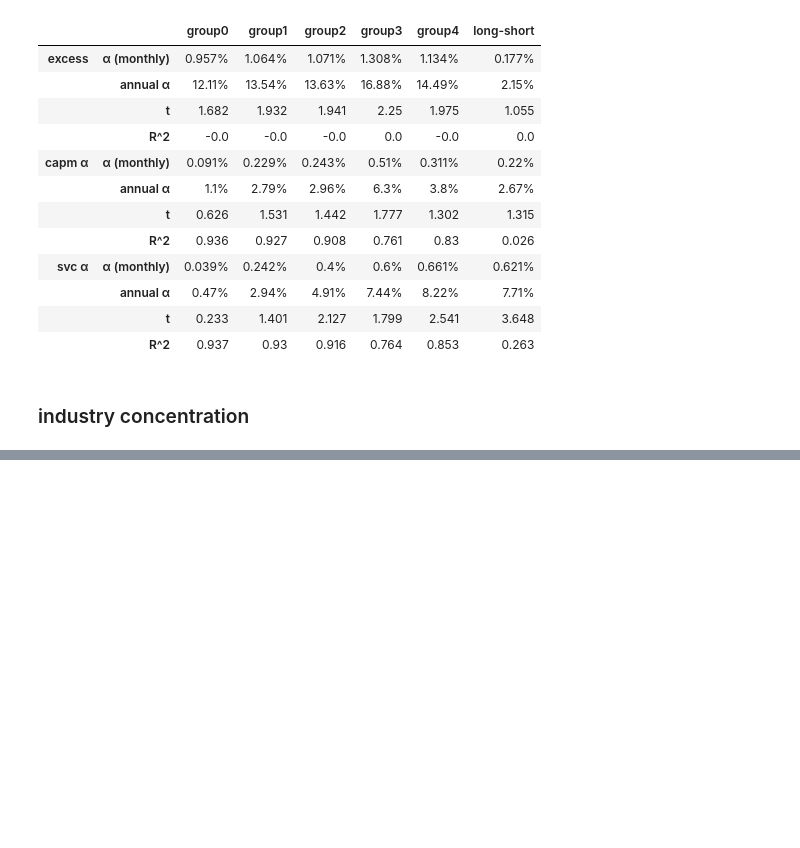
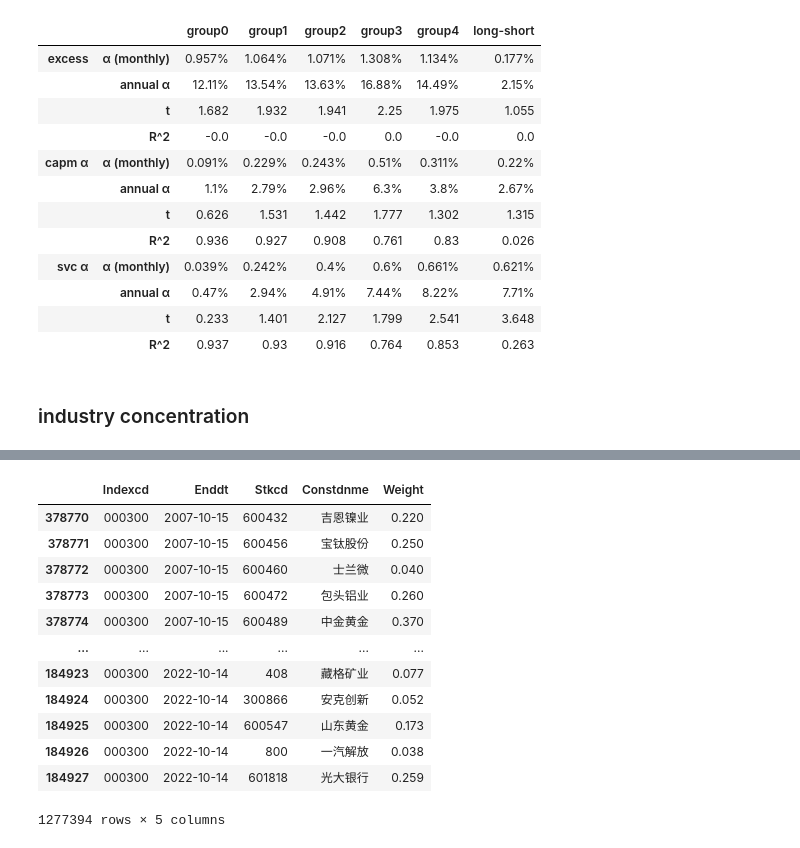
Before and after one commit to dacianpeng/mutual-fund-effective-or-not-Evidence-from-China, a Jupyter notebook: main.ipynb, the cells around one changed output, grey strips where cells are left out. Drawn from its saved outputs; the diff is of its cells as text; code cells hidden in the pictures; blank space fills up the shorter version.

```diff
--- a/main.ipynb
+++ b/main.ipynb
@@ -1200,0 +1229,9 @@ industry_concentration
+# %%
+index_weight = ddf.read_csv('data/CSMAR/index_weight/*', dtype={'Indexcd': 'object'}).compute()
+index_weight['Enddt'] = pd.to_datetime(index_weight.Enddt)
+
+index_weight = index_weight[index_weight.Indexcd == '000016'].pivot(index=['Enddt'], columns='Stkcd', values='Weight')
+index_weight = index_weight.resample('M').last().to_period('M')
+# %%
+index_weight = index_weight[index_weight.Indexcd == '000016'].pivot(index=['Enddt'], columns='Stkcd', values='Weight')
+index_weight = index_weight.resample('M').last().to_period('M')
@@ -1200,0 +1247,16 @@ industry_concentration
+# %%
+index_weight[index_weight.Indexcd == '000300']
+# %% [output]
+|  | Indexcd | Enddt | Stkcd | Constdnme | Weight |
+| 378770 | 000300 | 2007-10-15 | 600432 | 吉恩镍业 | 0.220 |
+| 378771 | 000300 | 2007-10-15 | 600456 | 宝钛股份 | 0.250 |
+| 378772 | 000300 | 2007-10-15 | 600460 | 士兰微 | 0.040 |
+| 378773 | 000300 | 2007-10-15 | 600472 | 包头铝业 | 0.260 |
+| 378774 | 000300 | 2007-10-15 | 600489 | 中金黄金 | 0.370 |
+| ... | ... | ... | ... | ... | ... |
+| 184923 | 000300 | 2022-10-14 | 408 | 藏格矿业 | 0.077 |
+| 184924 | 000300 | 2022-10-14 | 300866 | 安克创新 | 0.052 |
+| 184925 | 000300 | 2022-10-14 | 600547 | 山东黄金 | 0.173 |
+| 184926 | 000300 | 2022-10-14 | 800 | 一汽解放 | 0.038 |
+| 184927 | 000300 | 2022-10-14 | 601818 | 光大银行 | 0.259 |
+1277394 rows × 5 columns
```
Also changed, not shown: parts of 41 cells of this notebook, 45 other files.
